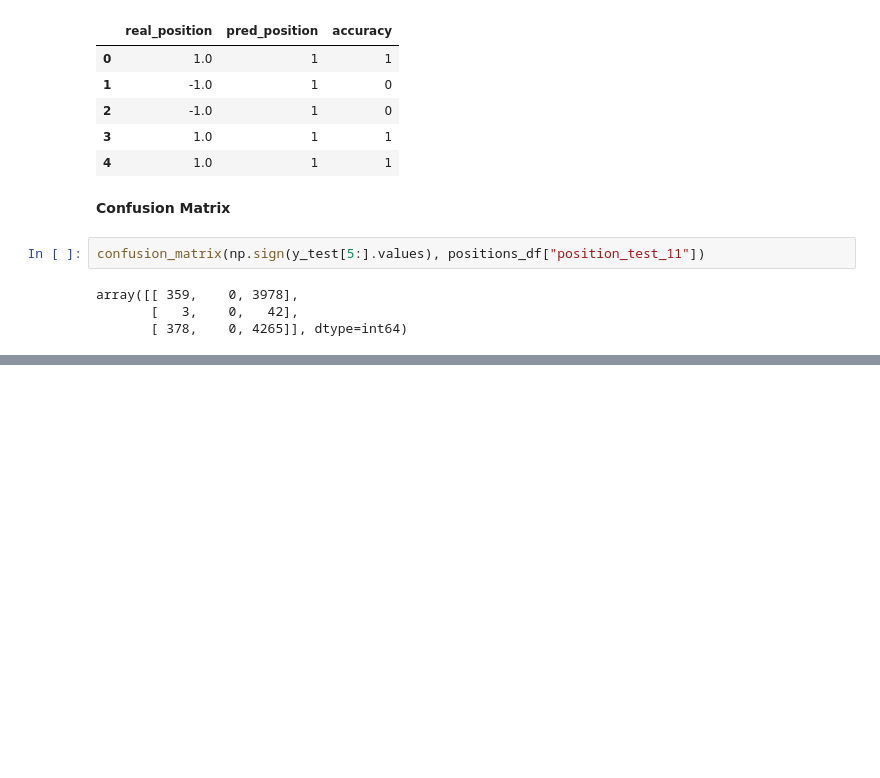
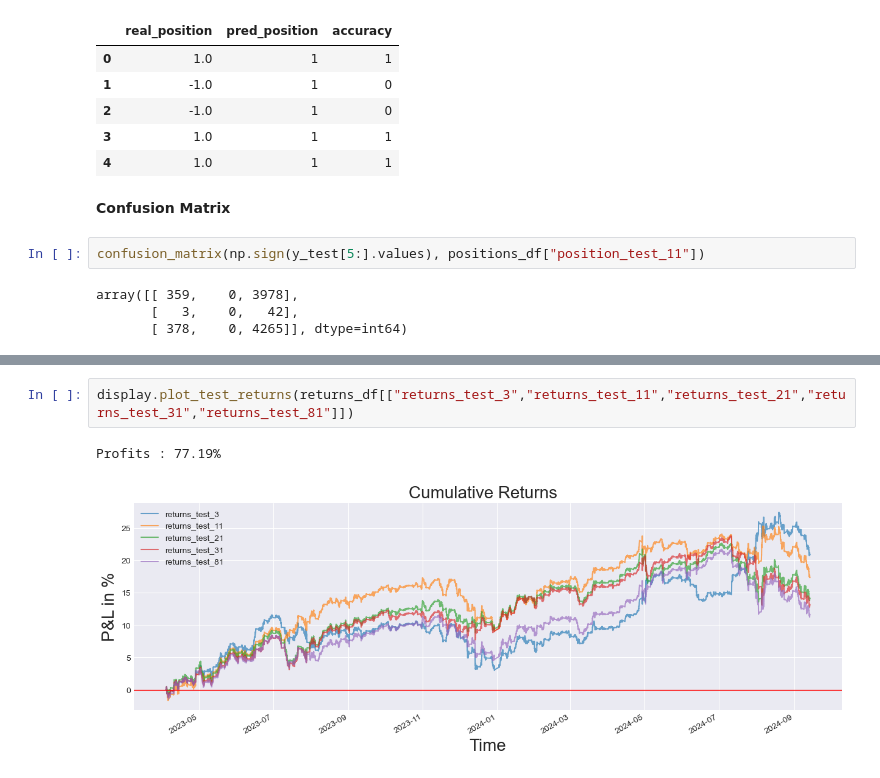
Before and after one commit to YarosInter/Time-Series-LSTM-Neural-Network, a Jupyter notebook: Classifier_LSTM_Neural_Network.ipynb, the cells around one changed output, grey strips where cells are left out. Saved outputs shown, nothing was run; the diff lists cells and outputs as text; blank space fills up the shorter version.

```diff
--- a/Classifier_LSTM_Neural_Network.ipynb
+++ b/Classifier_LSTM_Neural_Network.ipynb
@@ -917,0 +997,5 @@ array([[ 359,    0, 3978],
+# %%
+display.plot_test_returns(returns_df[["returns_test_3","returns_test_11","returns_test_21","returns_test_31","returns_test_81"]])
+# %% [output]
+Profits : 77.19%
+[figure, added]
```
Also changed, not shown: parts of 14 cells of this notebook.
